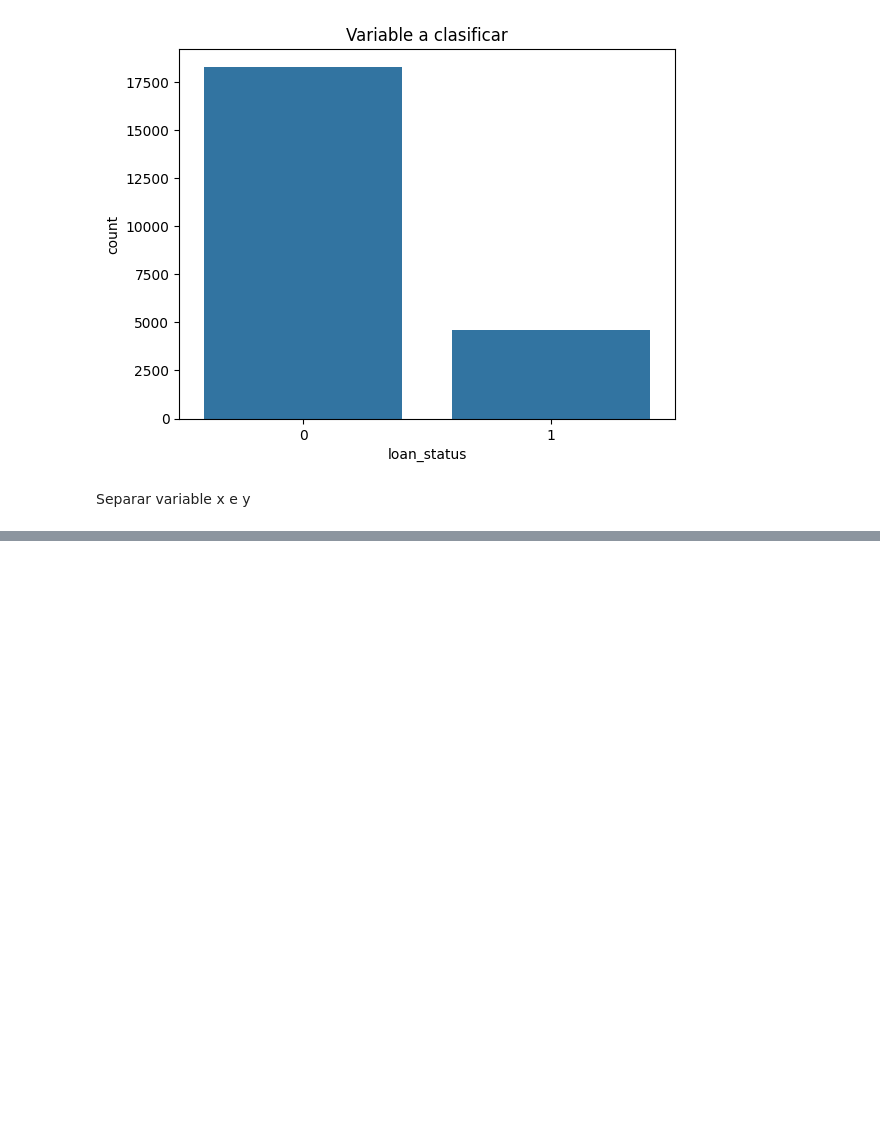
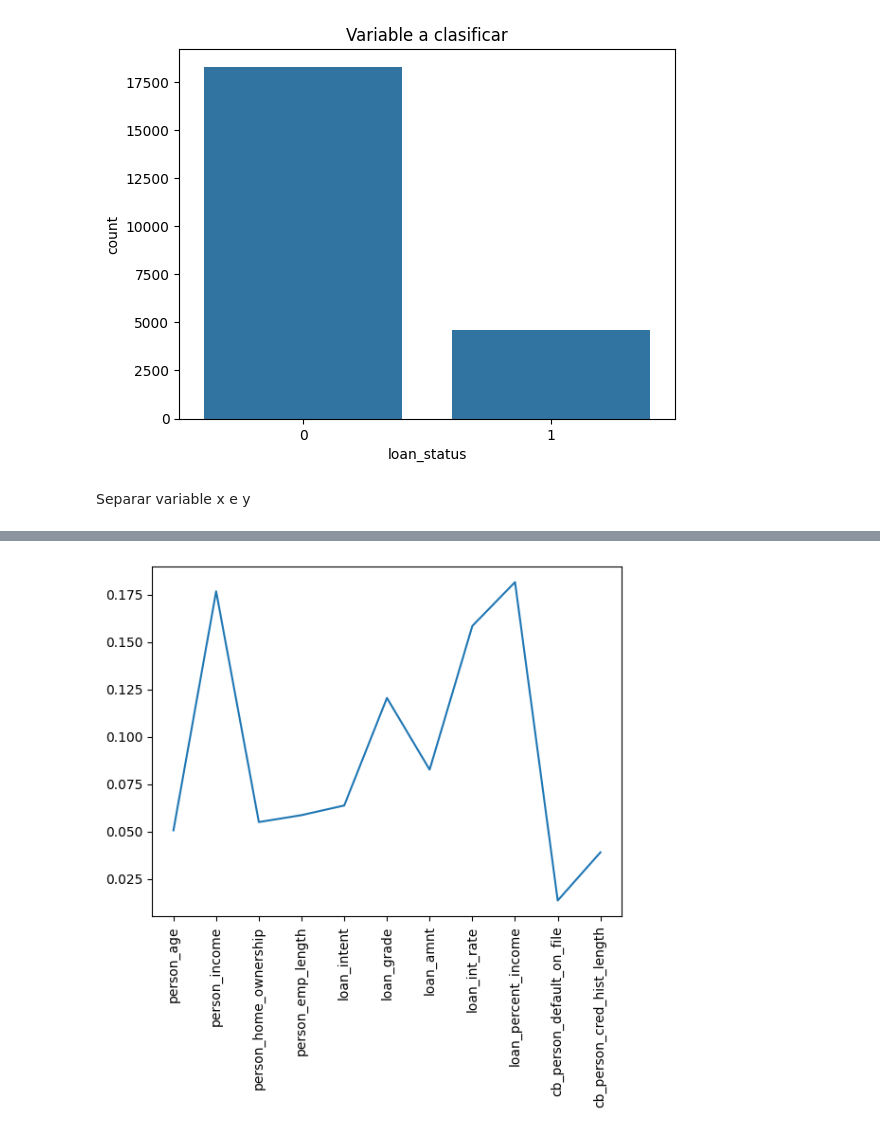
Before and after one commit to maxiskjd/skjd, a Jupyter notebook: Proyecto1.ipynb, the cells around one changed output, grey strips where cells are left out. Cells and saved outputs as stored; diff of their text form; code cells hidden in the pictures; blank space fills up the shorter version.

```diff
--- a/Proyecto1.ipynb
+++ b/Proyecto1.ipynb
@@ -38,14 +38,15 @@ dtype: int64
 # %%
 data.dropna(inplace=True)
 # %%
-# Seleccionar columnas numéricas
 col_numericas = data.select_dtypes(include='number').columns.tolist()
 
 plt.figure(figsize=(20, 10))
-for idx, col in enumerate(col_numericas):
-    plt.subplot(2, 4, idx + 1)
-    sns.boxplot(x=data[col])
-    plt.title(col)
+
+for i in range(len(col_numericas)):
+    plt.subplot(2, 4, i + 1)
+    sns.boxplot(x=data[col_numericas[i]])
+    plt.title(col_numericas[i])
+
 plt.tight_layout()
 plt.show()
 # %% [output]
@@ -82,10 +83,11 @@ data
 col_numericas = data.select_dtypes(include='number').columns.tolist()
 
 plt.figure(figsize=(20, 10))
-for idx, col in enumerate(col_numericas):
-    plt.subplot(2, 4, idx + 1)
-    sns.boxplot(x=data[col])
-    plt.title(col)
+for i in range(len(col_numericas)):
+    plt.subplot(2, 4, i + 1)
+    sns.boxplot(x=data[col_numericas[i]])
+    plt.title(col_numericas[i])
+
 plt.tight_layout()
 plt.show()
 # %% [output]
@@ -163,0 +192,7 @@ NameError: name 'y' is not defined
+# %%
+importances = modeloRF.feature_importances_
+plt.plot(X_train.columns,importances)
+plt.xticks(rotation = 90)
+plt.show()
+# %% [output]
+[figure, added]
```
Also changed, not shown: parts of 9 cells of this notebook.
